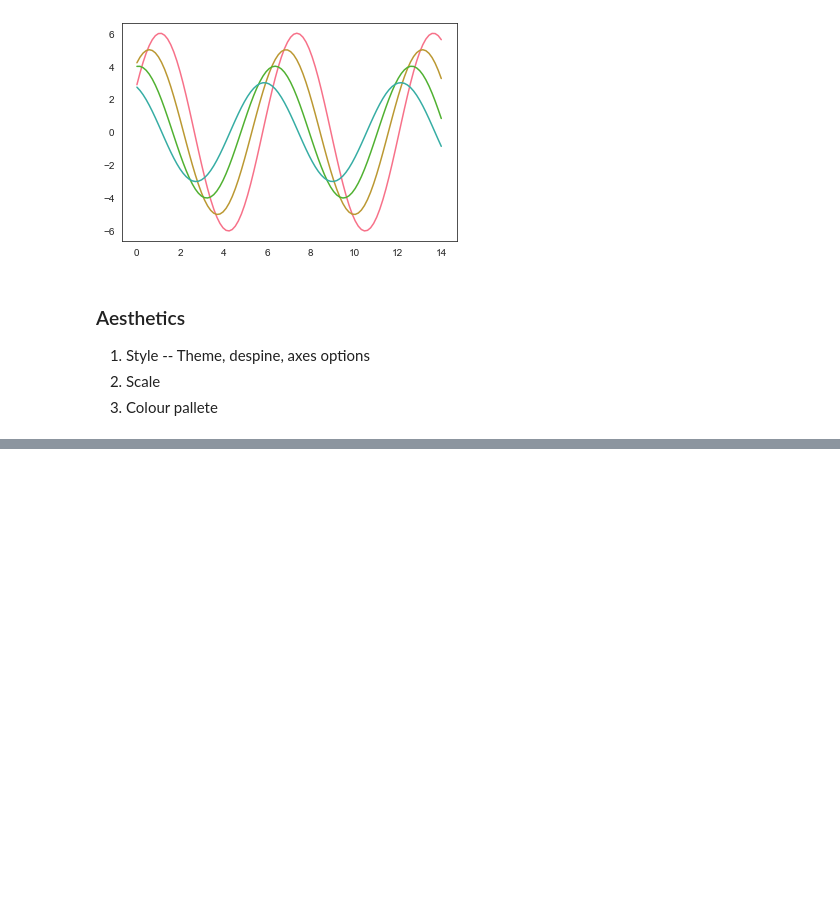
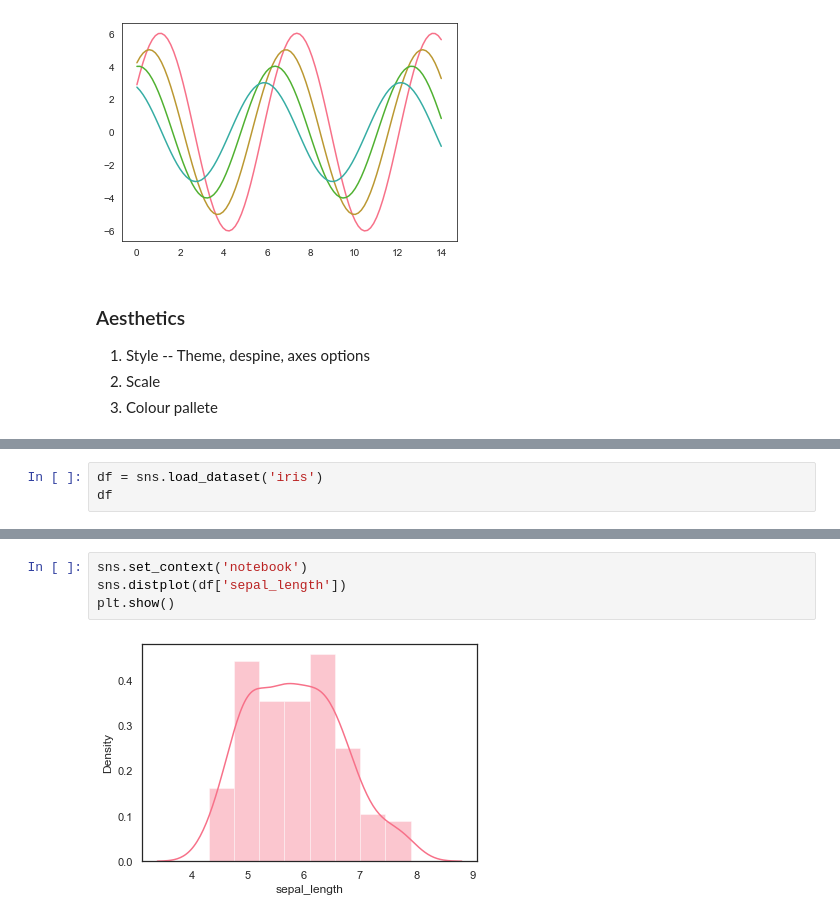
Before and after one commit to ApurbaKumarMajumder/Machine-Learning, a Jupyter notebook: seaborn_tutorial.ipynb, the cells around one changed output, grey strips where cells are left out. Cells and saved outputs as stored; diff of their text form; blank space fills up the shorter version.

Commit message:
staring with histogram

```diff
--- a/seaborn_tutorial.ipynb
+++ b/seaborn_tutorial.ipynb
@@ -337,0 +357,3 @@ plt.show()
+# %%
+df = sns.load_dataset('iris')
+df
@@ -337,0 +374,6 @@ plt.show()
+# %%
+sns.set_context('notebook')
+sns.distplot(df['sepal_length'])
+plt.show()
+# %% [output]
+[figure, added]
```
Also changed, not shown: parts of 4 cells of this notebook.
